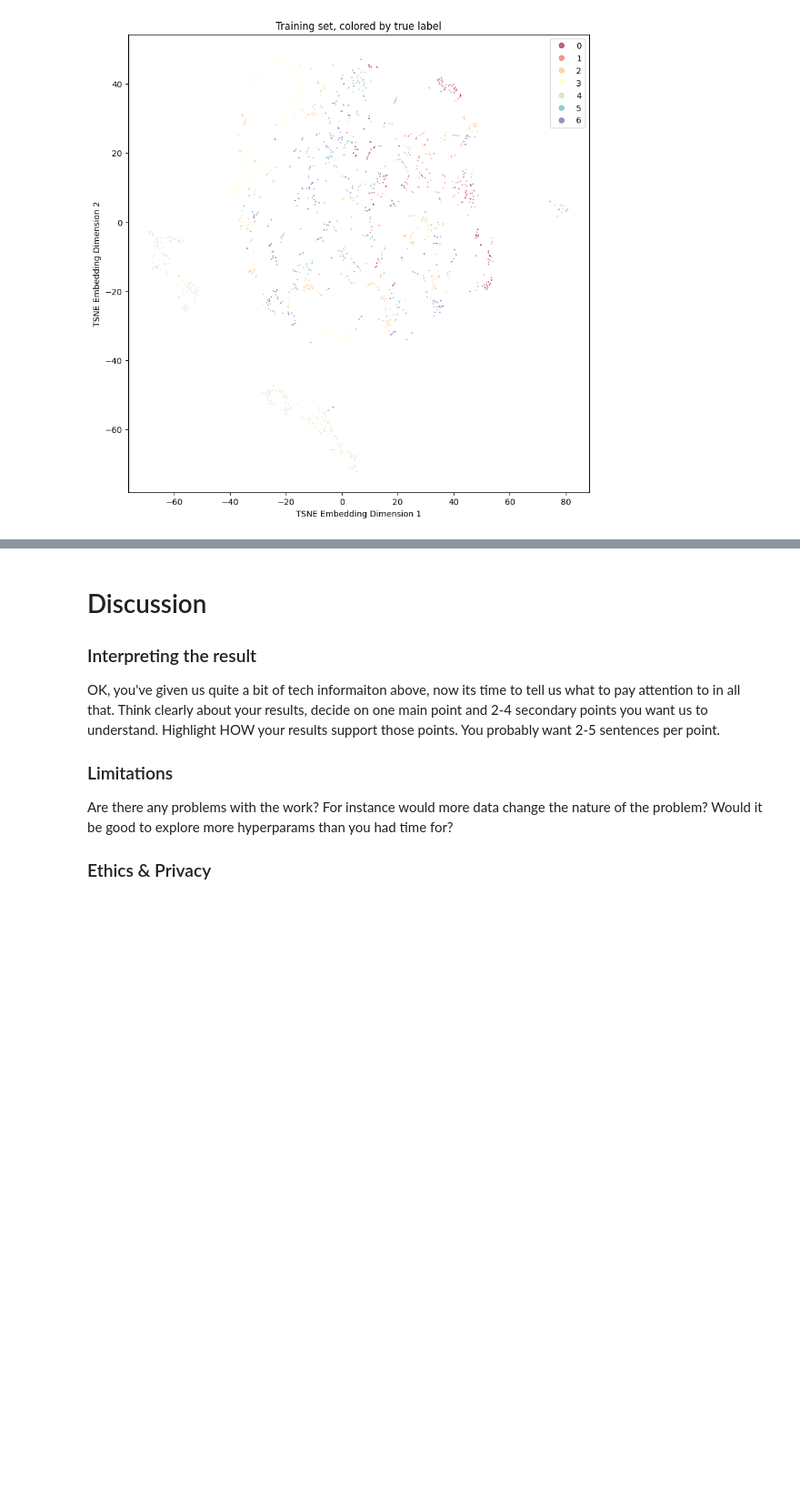
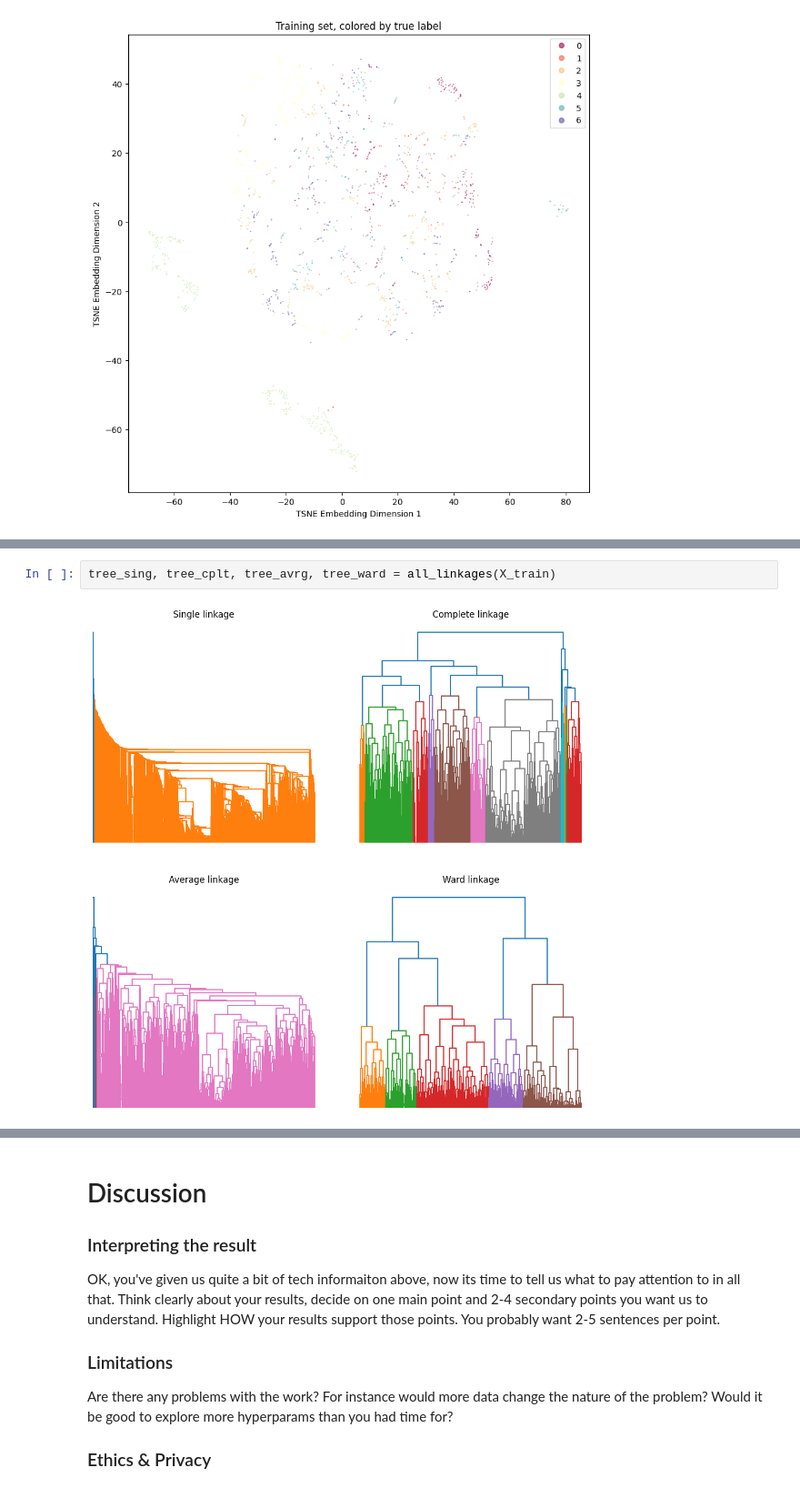
Before and after one commit to pallavigkwd/COGS118BGroup, a Jupyter notebook: FinalProject_groupXXX.ipynb, the cells around one changed output, grey strips where cells are left out. Shown at 91% size. Cells and saved outputs as stored; diff of their text form; blank space fills up the shorter version.

```diff
--- a/FinalProject_groupXXX.ipynb
+++ b/FinalProject_groupXXX.ipynb
@@ -582,0 +638,4 @@ Text(0, 0.5, 'TSNE Embedding Dimension 2')
+# %%
+tree_sing, tree_cplt, tree_avrg, tree_ward = all_linkages(X_train)
+# %% [output]
+[figure, added]
```
Also changed, not shown: parts of 15 cells of this notebook.
